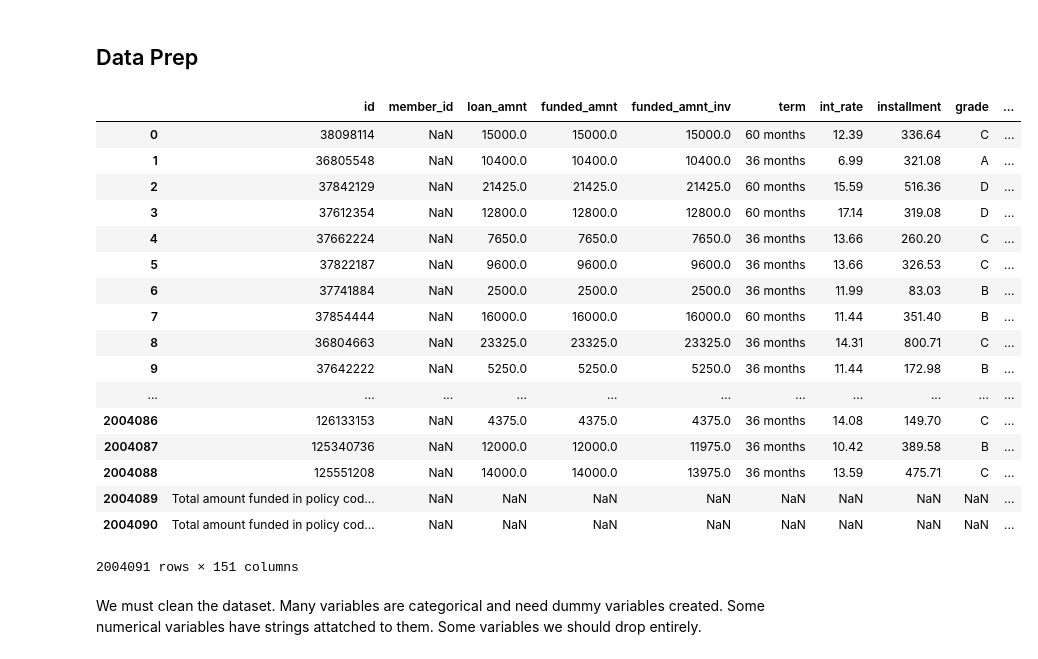
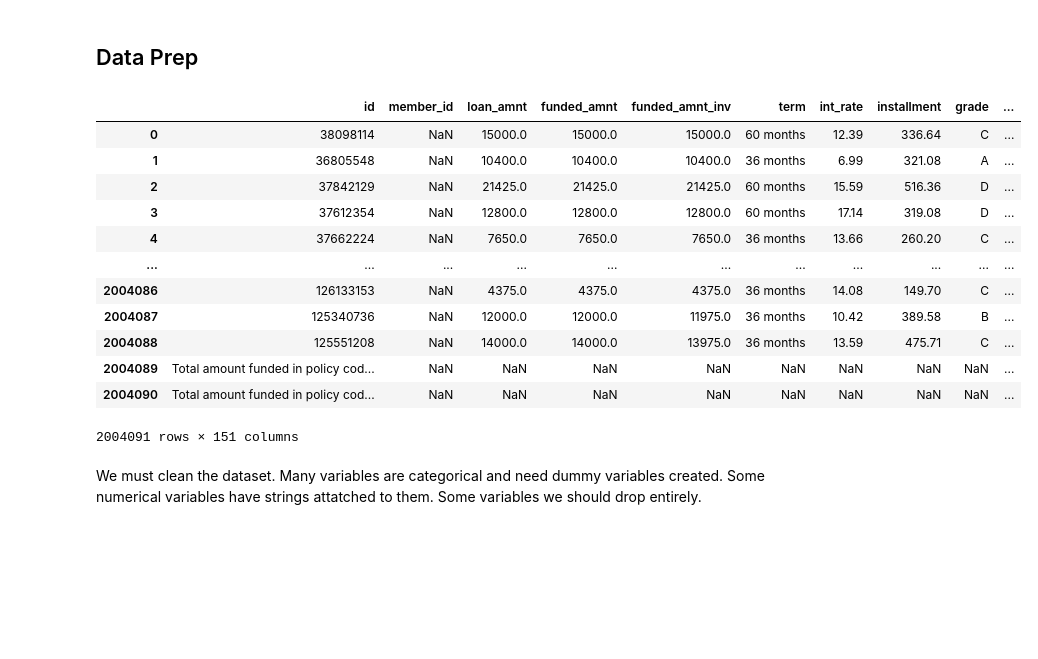
Before and after one commit to tmaounis/cs109a-LendingClub, a Jupyter notebook: models.ipynb, the cells around one changed output. Saved outputs shown, nothing was run; the diff lists cells and outputs as text; code cells hidden in the pictures; blank space fills up the shorter version.

```diff
--- a/models.ipynb
+++ b/models.ipynb
@@ -22,19 +22,14 @@ def print_row(df, row):
     for ctr,i in enumerate(df.iloc[row]):
         print (str(df.columns[ctr])+": "+str(i))
 # %%
-display_df(df_a_raw, 100)
+display_df(df_a_raw, 10)
 # %% [output]
 |  | id | member_id | loan_amnt | funded_amnt | funded_amnt_inv | term | int_rate | installment | grade | ... |
 | 0 | 38098114 | NaN | 15000.0 | 15000.0 | 15000.0 | 60 months | 12.39 | 336.64 | C | ... |
 | 1 | 36805548 | NaN | 10400.0 | 10400.0 | 10400.0 | 36 months | 6.99 | 321.08 | A | ... |
 | 2 | 37842129 | NaN | 21425.0 | 21425.0 | 21425.0 | 60 months | 15.59 | 516.36 | D | ... |
 | 3 | 37612354 | NaN | 12800.0 | 12800.0 | 12800.0 | 60 months | 17.14 | 319.08 | D | ... |
 | 4 | 37662224 | NaN | 7650.0 | 7650.0 | 7650.0 | 36 months | 13.66 | 260.20 | C | ... |
-| 5 | 37822187 | NaN | 9600.0 | 9600.0 | 9600.0 | 36 months | 13.66 | 326.53 | C | ... |
-| 6 | 37741884 | NaN | 2500.0 | 2500.0 | 2500.0 | 36 months | 11.99 | 83.03 | B | ... |
-| 7 | 37854444 | NaN | 16000.0 | 16000.0 | 16000.0 | 60 months | 11.44 | 351.40 | B | ... |
-| 8 | 36804663 | NaN | 23325.0 | 23325.0 | 23325.0 | 36 months | 14.31 | 800.71 | C | ... |
-| 9 | 37642222 | NaN | 5250.0 | 5250.0 | 5250.0 | 36 months | 11.44 | 172.98 | B | ... |
 | ... | ... | ... | ... | ... | ... | ... | ... | ... | ... | ... |
 | 2004086 | 126133153 | NaN | 4375.0 | 4375.0 | 4375.0 | 36 months | 14.08 | 149.70 | C | ... |
 | 2004087 | 125340736 | NaN | 12000.0 | 12000.0 | 11975.0 | 36 months | 10.42 | 389.58 | B | ... |
```
Also changed, not shown: parts of 14 cells of this notebook, 1 other file.
